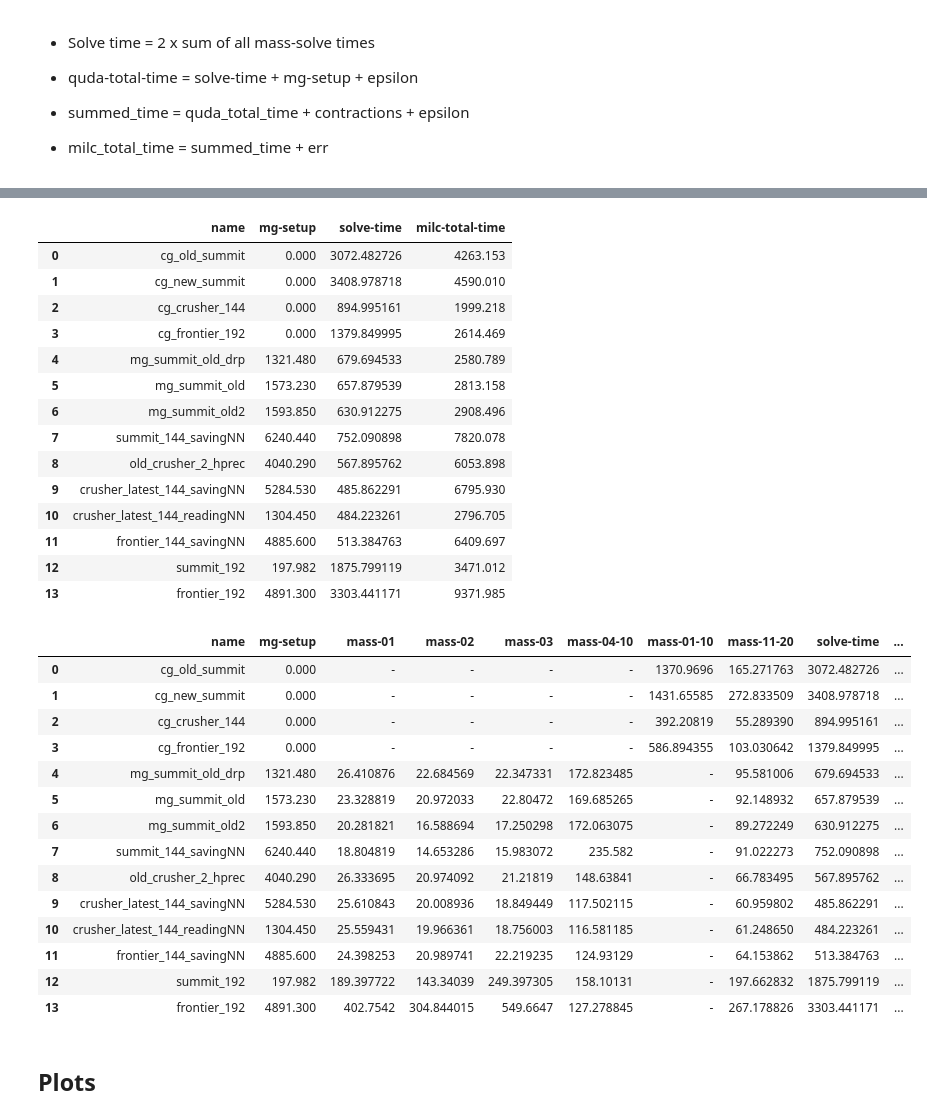
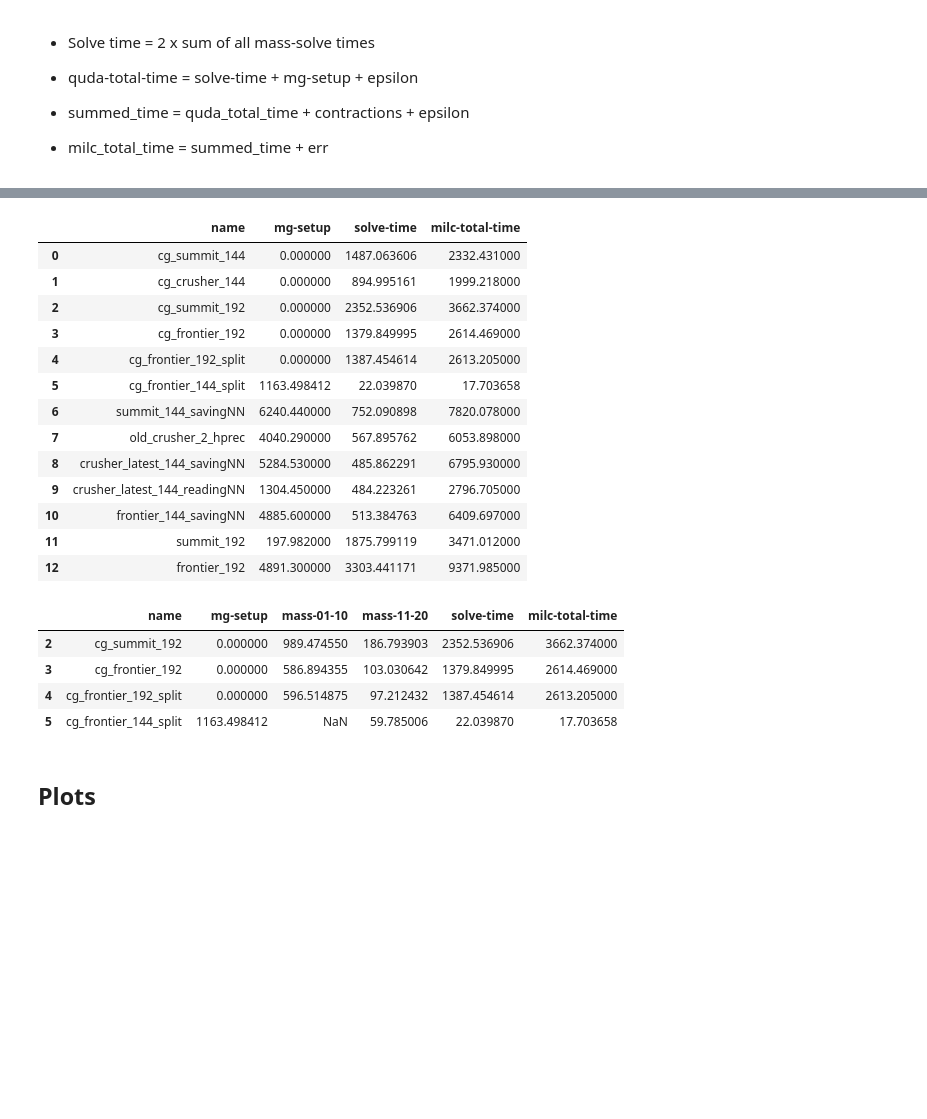
Before and after one commit to vmos1/Staggered_multigrid_build, a Jupyter notebook: analysis_notebooks/data_extraction/4_Extract_output_frontier_comparison.ipynb, the cells around one changed output, grey strips where cells are left out. Saved outputs shown, nothing was run; the diff lists cells and outputs as text; code cells hidden in the pictures; blank space fills up the shorter version.

Commit message:
Added notebook and code to parse output in python for all cases including cg_split. Code doesn't have cg_split changes yet

```diff
--- a/analysis_notebooks/data_extraction/4_Extract_output_frontier_comparison.ipynb
+++ b/analysis_notebooks/data_extraction/4_Extract_output_frontier_comparison.ipynb
@@ -77,7 +76,7 @@ op_dict={
 op_files=[]
 for count,fl in enumerate(list(op_dict.values())):
     op_file='op%s.out'%(count)
-    run_type='cg' if count<4 else 'mg'   ## Assume first 3 runs are cg, rest mg ##!
+    run_type='cg' if count<5 else 'mg'   ## Assume first 3 runs are cg, rest mg ##!
     print(fl,run_type)
     cmd='./parse.sh %s %s > %s'%(fl,run_type,op_file)
     op=sp.check_output(cmd,shell=True,text=True)
@@ -111,15 +110,11 @@ for count,fl in enumerate(list(op_dict.values())):
 # %%
 names=list(op_dict.keys())
 
-gpus=[0 for i in range(0,len(names))]
-for count,i in enumerate(names):
-    if count<2: gpus[count]=int(864/2)
-    else: gpus[count]=864
 
 df_data=pd.DataFrame([])
 
 count=0
-for op_file, name,gpu in zip(op_files,names,gpus):
+for op_file, name in zip(op_files,names):
     print(op_file,name)
     with open(op_file,'r') as f:
         lst=f.readlines()
@@ -127,7 +122,6 @@ for op_file, name,gpu in zip(op_files,names,gpus):
     print(lst)
     dict_values={}
     dict_values['name']=name
-    dict_values['gpus']=int(gpu)
     # Add masses
     keys=lst[0].rstrip('\n').split(' ')
     vals=lst[1].rstrip('\n').split(' ')
@@ -144,7 +138,7 @@ for op_file, name,gpu in zip(op_files,names,gpus):
     df_data=pd.concat([df_data,pd.DataFrame(dict_values,index=[count])])
     count+=1
 
-cols=['name', 'gpus','startup', 'loading', 'mg-setup',
+cols=['name', 'startup', 'loading', 'mg-setup',
        'make/save-src', 'mass-01', 'mass-02', 'mass-03', 'mass-04-10', 'mass-01-10',
        'mass-11-20', 'solve-time','contractions', 'quda-total-time','summed-time', 'error',
        'milc-total-time']
@@ -203,9 +196,6 @@ df_data
 # df_data.iloc[[3,8,11]]
 # %%
 df=df_data.copy()
-nmax=max(df.gpus.values)
-df['gpu_factor']=df.apply(lambda row: row.gpus/nmax, axis=1)
-
 times_lst=['mass-01', 'mass-02', 'mass-03', 'mass-04-10',
        'mass-11-20', 'startup', 'loading', 'mg-setup', 'solve-time',
        'make/save-src', 'contractions', 'quda-total-time','summed-time', 'error',
@@ -236,52 +225,46 @@ sub_list=['name','mg-setup','solve-time','milc-total-time']
 df[sub_list]
 # %% [output]
 |  | name | mg-setup | solve-time | milc-total-time |
-| 0 | cg_old_summit | 0.000 | 3072.482726 | 4263.153 |
-| 1 | cg_new_summit | 0.000 | 3408.978718 | 4590.010 |
-| 2 | cg_crusher_144 | 0.000 | 894.995161 | 1999.218 |
-| 3 | cg_frontier_192 | 0.000 | 1379.849995 | 2614.469 |
-| 4 | mg_summit_old_drp | 1321.480 | 679.694533 | 2580.789 |
-| 5 | mg_summit_old | 1573.230 | 657.879539 | 2813.158 |
-| 6 | mg_summit_old2 | 1593.850 | 630.912275 | 2908.496 |
-| 7 | summit_144_savingNN | 6240.440 | 752.090898 | 7820.078 |
-| 8 | old_crusher_2_hprec | 4040.290 | 567.895762 | 6053.898 |
-| 9 | crusher_latest_144_savingNN | 5284.530 | 485.862291 | 6795.930 |
-| 10 | crusher_latest_144_readingNN | 1304.450 | 484.223261 | 2796.705 |
-| 11 | frontier_144_savingNN | 4885.600 | 513.384763 | 6409.697 |
-| 12 | summit_192 | 197.982 | 1875.799119 | 3471.012 |
-| 13 | frontier_192 | 4891.300 | 3303.441171 | 9371.985 |
+| 0 | cg_summit_144 | 0.000000 | 1487.063606 | 2332.431000 |
+| 1 | cg_crusher_144 | 0.000000 | 894.995161 | 1999.218000 |
+| 2 | cg_summit_192 | 0.000000 | 2352.536906 | 3662.374000 |
+| 3 | cg_frontier_192 | 0.000000 | 1379.849995 | 2614.469000 |
+| 4 | cg_frontier_192_split | 0.000000 | 1387.454614 | 2613.205000 |
+| 5 | cg_frontier_144_split | 1163.498412 | 22.039870 | 17.703658 |
+| 6 | summit_144_savingNN | 6240.440000 | 752.090898 | 7820.078000 |
+| 7 | old_crusher_2_hprec | 4040.290000 | 567.895762 | 6053.898000 |
+| 8 | crusher_latest_144_savingNN | 5284.530000 | 485.862291 | 6795.930000 |
+| 9 | crusher_latest_144_readingNN | 1304.450000 | 484.223261 | 2796.705000 |
+| 10 | frontier_144_savingNN | 4885.600000 | 513.384763 | 6409.697000 |
+| 11 | summit_192 | 197.982000 | 1875.799119 | 3471.012000 |
+| 12 | frontier_192 | 4891.300000 | 3303.441171 | 9371.985000 |
 # %%
 sub_list=['name','mg-setup','mass-01', 'mass-02', 'mass-03', 'mass-04-10','mass-01-10',
        'mass-11-20', 'solve-time','milc-total-time']
 df[sub_list].fillna('-')
 
 
 
 # 192
 # df[sub_list].iloc[[3,10,11]]
 
 # 144
 # df[sub_list].fillna('-').iloc[[2,5,7,9]]
 
 
 # 144 vs 192 frontier
 # df[sub_list].fillna('-').iloc[[8,11]]
+
+
+# cg comparison
+
+df[sub_list].iloc[[2,3,4,5]][['name','mg-setup','mass-01-10','mass-11-20', 'solve-time','milc-total-time']]
 # %% [output]
-|  | name | mg-setup | mass-01 | mass-02 | mass-03 | mass-04-10 | mass-01-10 | mass-11-20 | solve-time | ... |
-| 0 | cg_old_summit | 0.000 | - | - | - | - | 1370.9696 | 165.271763 | 3072.482726 | ... |
-| 1 | cg_new_summit | 0.000 | - | - | - | - | 1431.65585 | 272.833509 | 3408.978718 | ... |
-| 2 | cg_crusher_144 | 0.000 | - | - | - | - | 392.20819 | 55.289390 | 894.995161 | ... |
-| 3 | cg_frontier_192 | 0.000 | - | - | - | - | 586.894355 | 103.030642 | 1379.849995 | ... |
-| 4 | mg_summit_old_drp | 1321.480 | 26.410876 | 22.684569 | 22.347331 | 172.823485 | - | 95.581006 | 679.694533 | ... |
-| 5 | mg_summit_old | 1573.230 | 23.328819 | 20.972033 | 22.80472 | 169.685265 | - | 92.148932 | 657.879539 | ... |
-| 6 | mg_summit_old2 | 1593.850 | 20.281821 | 16.588694 | 17.250298 | 172.063075 | - | 89.272249 | 630.912275 | ... |
-| 7 | summit_144_savingNN | 6240.440 | 18.804819 | 14.653286 | 15.983072 | 235.582 | - | 91.022273 | 752.090898 | ... |
-| 8 | old_crusher_2_hprec | 4040.290 | 26.333695 | 20.974092 | 21.21819 | 148.63841 | - | 66.783495 | 567.895762 | ... |
-| 9 | crusher_latest_144_savingNN | 5284.530 | 25.610843 | 20.008936 | 18.849449 | 117.502115 | - | 60.959802 | 485.862291 | ... |
-| 10 | crusher_latest_144_readingNN | 1304.450 | 25.559431 | 19.966361 | 18.756003 | 116.581185 | - | 61.248650 | 484.223261 | ... |
-| 11 | frontier_144_savingNN | 4885.600 | 24.398253 | 20.989741 | 22.219235 | 124.93129 | - | 64.153862 | 513.384763 | ... |
-| 12 | summit_192 | 197.982 | 189.397722 | 143.34039 | 249.397305 | 158.10131 | - | 197.662832 | 1875.799119 | ... |
-| 13 | frontier_192 | 4891.300 | 402.7542 | 304.844015 | 549.6647 | 127.278845 | - | 267.178826 | 3303.441171 | ... |
+|  | name | mg-setup | mass-01-10 | mass-11-20 | solve-time | milc-total-time |
+| 2 | cg_summit_192 | 0.000000 | 989.474550 | 186.793903 | 2352.536906 | 3662.374000 |
+| 3 | cg_frontier_192 | 0.000000 | 586.894355 | 103.030642 | 1379.849995 | 2614.469000 |
+| 4 | cg_frontier_192_split | 0.000000 | 596.514875 | 97.212432 | 1387.454614 | 2613.205000 |
+| 5 | cg_frontier_144_split | 1163.498412 | NaN | 59.785006 | 22.039870 | 17.703658 |
 # %% [markdown]
 ## Plots
 # %%
```
Also changed, not shown: parts of 7 cells of this notebook, 8 other files.
